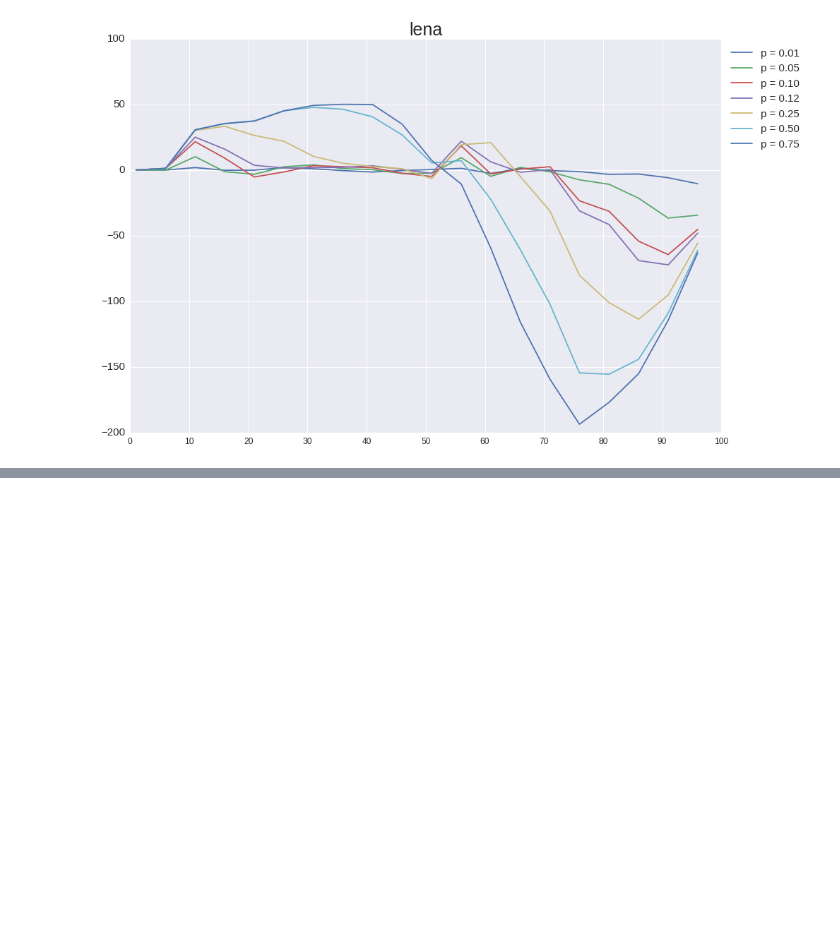
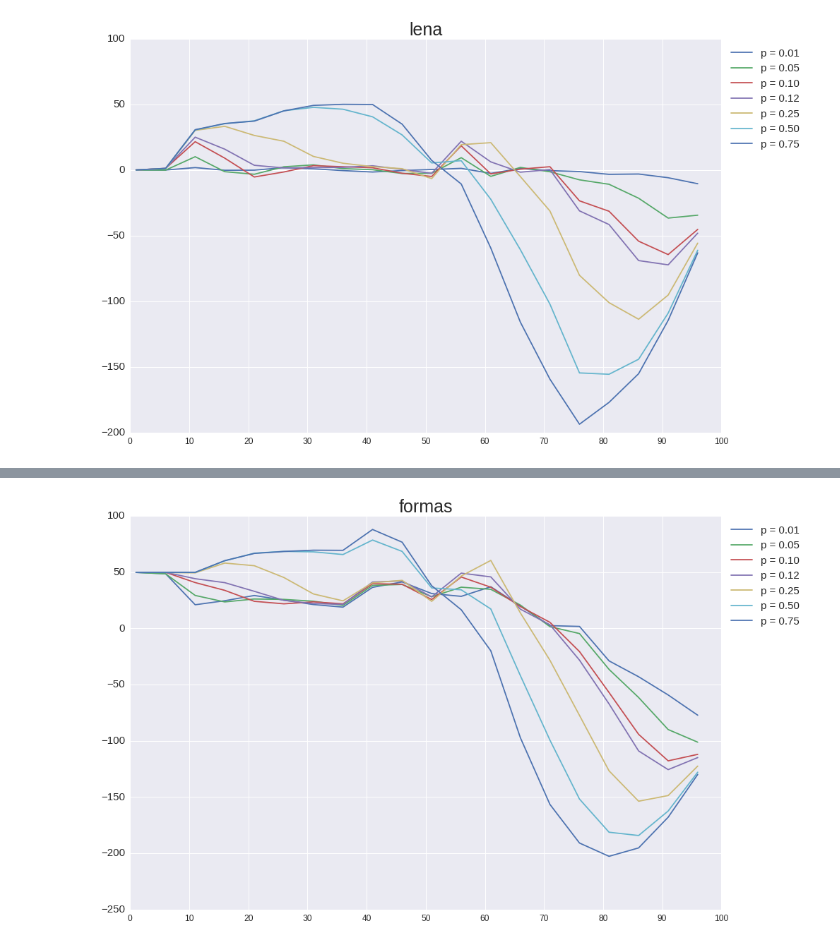
Before and after one commit to npazosmendez/jpeg, a Jupyter notebook: experimentando.ipynb, the cells around one changed output, grey strips where cells are left out. Saved outputs shown, nothing was run; the diff lists cells and outputs as text; code cells hidden in the pictures; blank space fills up the shorter version.

```diff
--- a/experimentando.ipynb
+++ b/experimentando.ipynb
@@ -118,6 +118,27 @@ plt.show()
 [figure]
 # %%
 img = io.imread('bmp/lena.bmp')
+# %%
+def noise_compression_exp(img, nfs, Q_facts):
+    crs = [None]*len(nfs)
+
+    i = 0
+    for contamination_func in nfs:
+        print("Next noise function")
+        # contamino la imagen
+        img_to_test = contamination_func(img)
+        # array donde guardar los CR obtenidos
+        compression_rates_obtained = []
+        for q in Q_facts:
+            print("comprimiendo con Q = %.2f" % (q))
+            # comprimo la imagen contaminada con contamination_func[k] y Q_compression rate
+            compression_rates_obtained.append(compression_rate(img_to_test, q))
+        crs[i] = np.copy(np.array(compression_rates_obtained))
+        i+=1
+
+    print(compressed_results)
+
+    return compressed_results
 # %%
 # defines del experimento
 probs = [.01,.05,.1, .125,.25, .5, .75]
@@ -194,0 +222,2 @@ plt.show()
+# %%
+crs2 = noise_compression_exp(img_test_2, noise_functions, Q_factors)
@@ -194,0 +242,15 @@ plt.show()
+# %%
+original_img_test_CRs = [compression_rate(img_test_2,q) for q in Q_factors]
+# %%
+# plt.clf()
+plt.figure(figsize=(15,10))
+for i in range(len(probs)):
+    label = "p = %.2f" % (probs[i])
+    plt.plot(Q_factors, crs2[i] - original_img_test_CRs, label=label)
+plt.legend(bbox_to_anchor=(1,1), loc="upper left", prop={'size':15})
+plt.xticks(range(0,101,10), fontsize=12)
+plt.yticks(fontsize=15)
+plt.title("formas", fontsize=25)
+plt.show()
+# %% [output]
+[figure, added]
```
Also changed, not shown: parts of 2 cells of this notebook.
